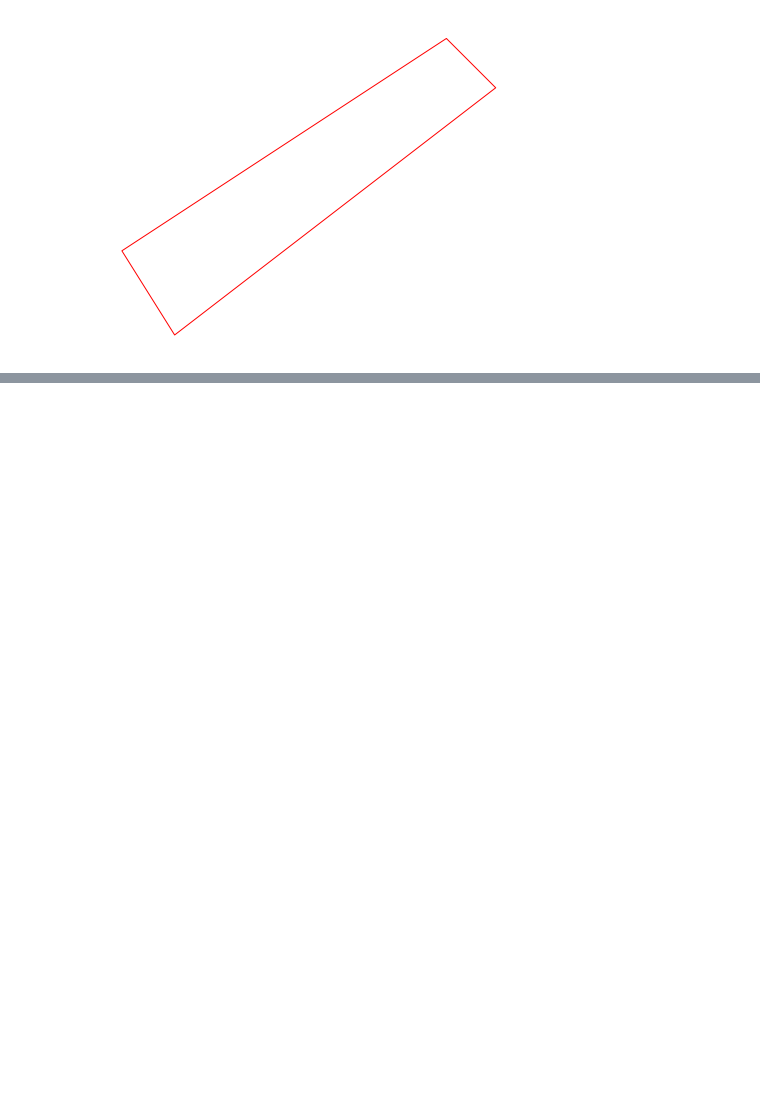
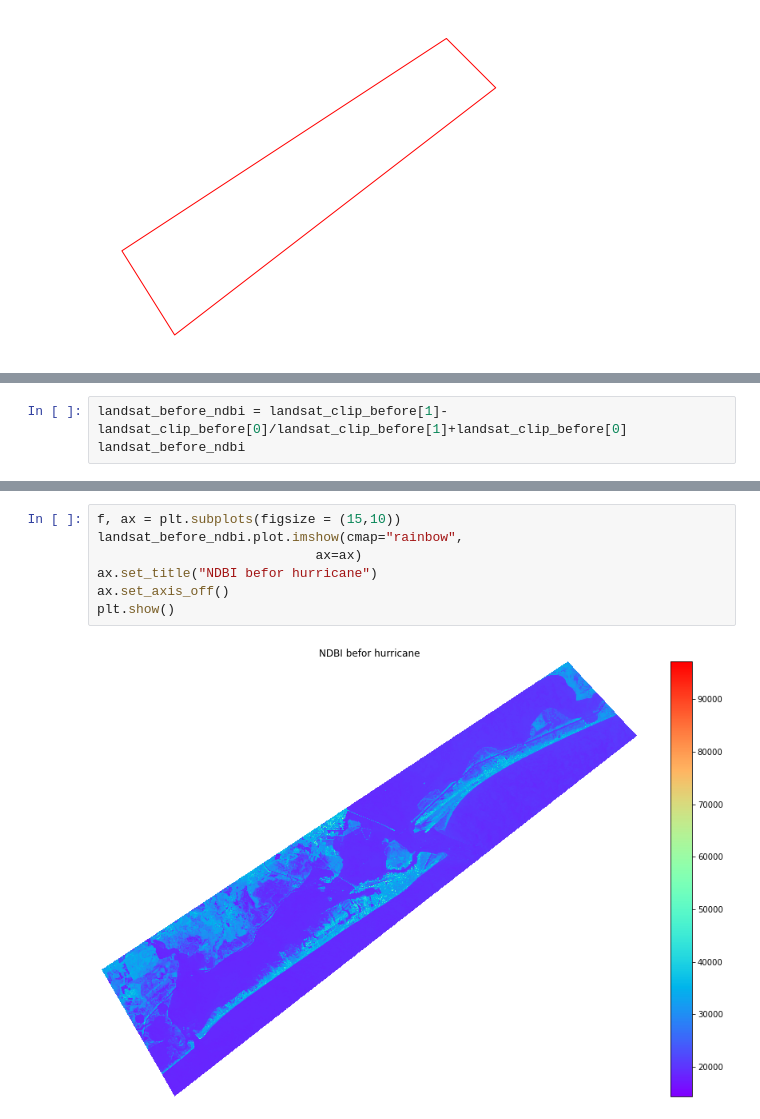
Before and after one commit to maluajai1/Spatial_thoughts, a Jupyter notebook: Change_harvey.ipynb, the cells around one changed output, grey strips where cells are left out. Cells and saved outputs as stored; diff of their text form; blank space fills up the shorter version.

```diff
--- a/Change_harvey.ipynb
+++ b/Change_harvey.ipynb
@@ -135,0 +132,3 @@ plt.show()
+# %%
+landsat_before_ndbi = landsat_clip_before[1]-landsat_clip_before[0]/landsat_clip_before[1]+landsat_clip_before[0]
+landsat_before_ndbi
@@ -135,0 +148,9 @@ plt.show()
+# %%
+f, ax = plt.subplots(figsize = (15,10))
+landsat_before_ndbi.plot.imshow(cmap="rainbow",
+                            ax=ax)
+ax.set_title("NDBI befor hurricane")
+ax.set_axis_off()
+plt.show()
+# %% [output]
+[figure, added]
```
Also changed, not shown: parts of 14 cells of this notebook.
